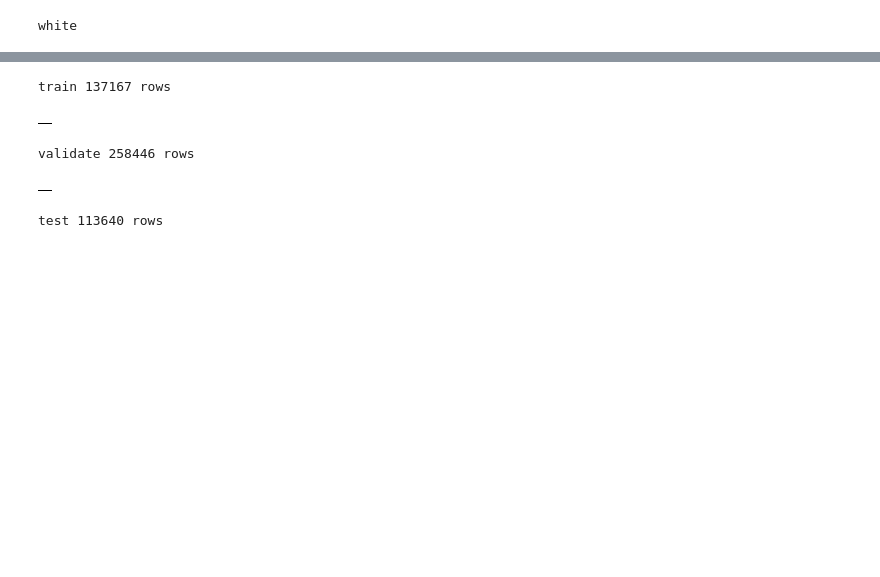
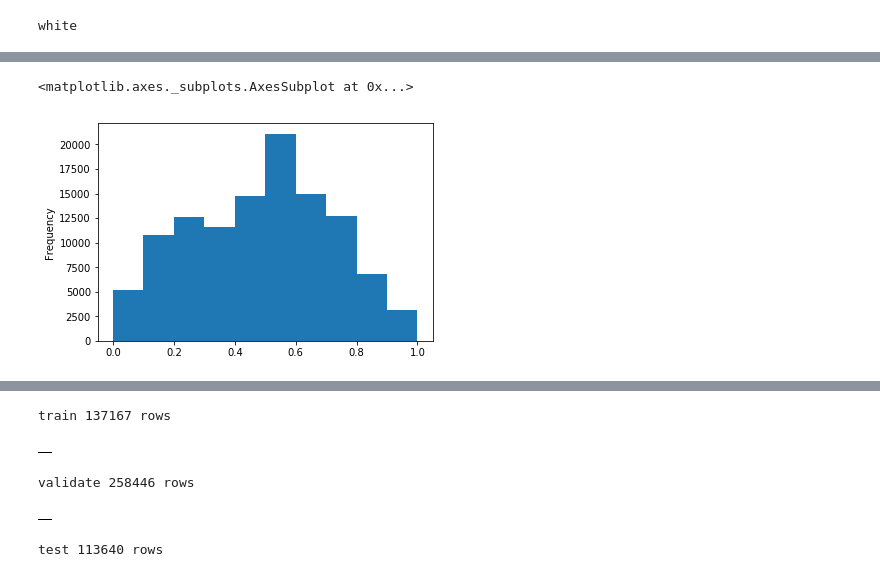
Before and after one commit to guyskk/tianchi-o2o-coupon-usage-predict, a Jupyter notebook: analysis.ipynb, the cells around one changed output, grey strips where cells are left out. Cells and saved outputs as stored; diff of their text form; code cells hidden in the pictures; blank space fills up the shorter version.

```diff
--- a/analysis.ipynb
+++ b/analysis.ipynb
@@ -37,0 +320,6 @@ def display_df_info(df, name=None):
+# %%
+df_submit = pd.read_csv(
+    'data/submit-lgb-20190111-082959.csv',
+    header=None,
+    names=['user_id', 'coupon_id', 'date', 'prob'])
+df_submit.head(5)
@@ -37,0 +333,5 @@ def display_df_info(df, name=None):
+# %%
+df_submit['prob'].plot(kind='hist')
+# %% [output]
+<matplotlib.axes._subplots.AxesSubplot at 0x...>
+[figure, added]
```
Also changed, not shown: parts of 91 cells of this notebook, 4 other files.
